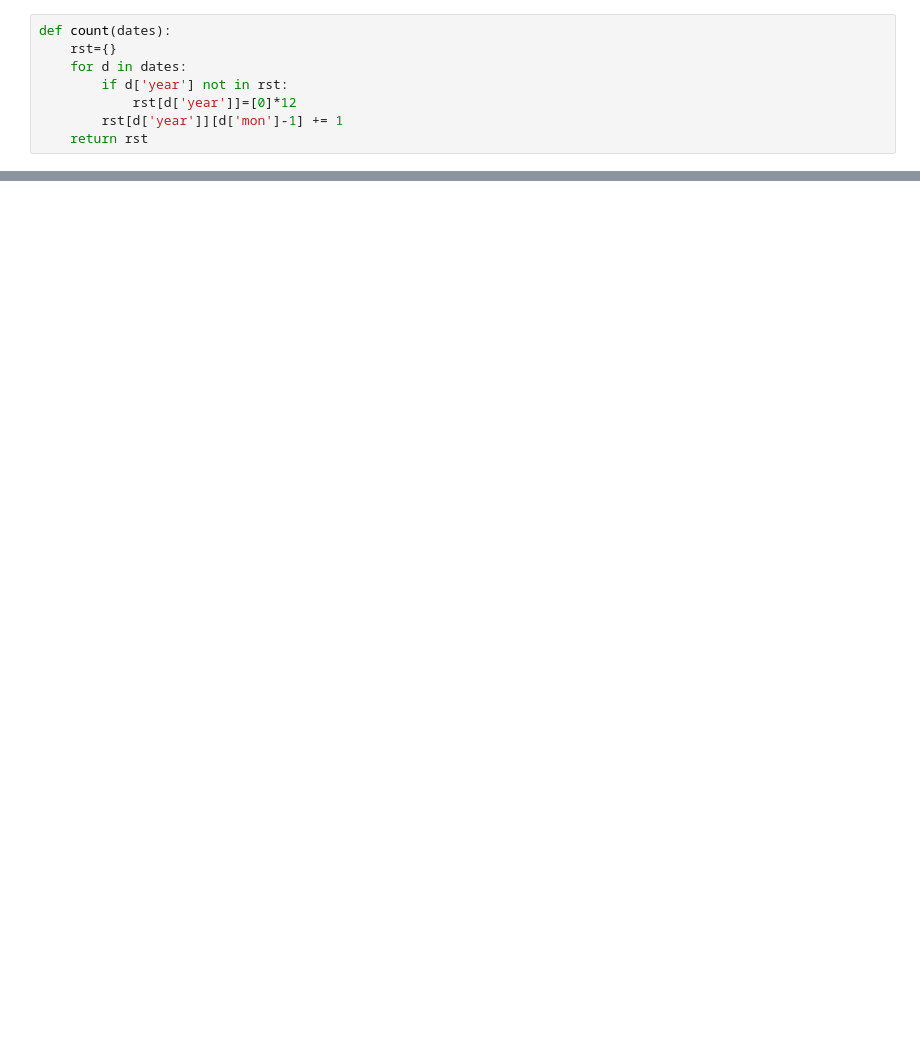
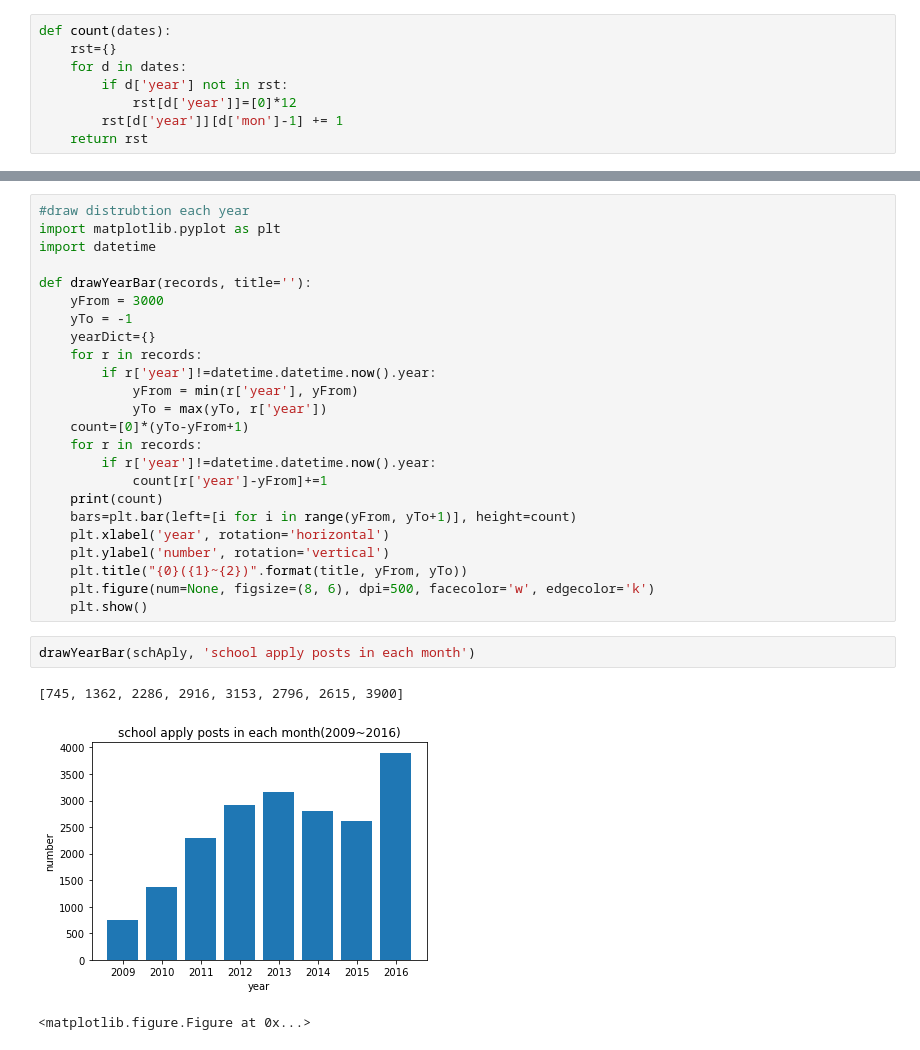
Before and after one commit to NoPointExc/1point3.com, a Jupyter notebook: new-poition&interview-report-time-analysis.ipynb, the cells around one changed output, grey strips where cells are left out. Saved outputs shown, nothing was run; the diff lists cells and outputs as text; blank space fills up the shorter version.

```diff
--- a/new-poition&interview-report-time-analysis.ipynb
+++ b/new-poition&interview-report-time-analysis.ipynb
@@ -71,0 +67,30 @@ drawMonBar(intDist, 'reported interview in each month(2009~2016)')
+# %%
+#draw distrubtion each year
+import matplotlib.pyplot as plt
+import datetime
+
+def drawYearBar(records, title=''):
+    yFrom = 3000
+    yTo = -1
+    yearDict={}
+    for r in records:
+        if r['year']!=datetime.datetime.now().year:
+            yFrom = min(r['year'], yFrom)
+            yTo = max(yTo, r['year'])
+    count=[0]*(yTo-yFrom+1)
+    for r in records:
+        if r['year']!=datetime.datetime.now().year:
+            count[r['year']-yFrom]+=1
+    print(count)
+    bars=plt.bar(left=[i for i in range(yFrom, yTo+1)], height=count)
+    plt.xlabel('year', rotation='horizontal')
+    plt.ylabel('number', rotation='vertical')
+    plt.title("{0}({1}~{2})".format(title, yFrom, yTo))
+    plt.figure(num=None, figsize=(8, 6), dpi=500, facecolor='w', edgecolor='k')
+    plt.show()
+# %%
+drawYearBar(schAply, 'school apply posts in each month')
+# %% [output]
+[745, 1362, 2286, 2916, 3153, 2796, 2615, 3900]
+[figure, added]
+<matplotlib.figure.Figure at 0x...>
```
Also changed, not shown: parts of 7 cells of this notebook.
